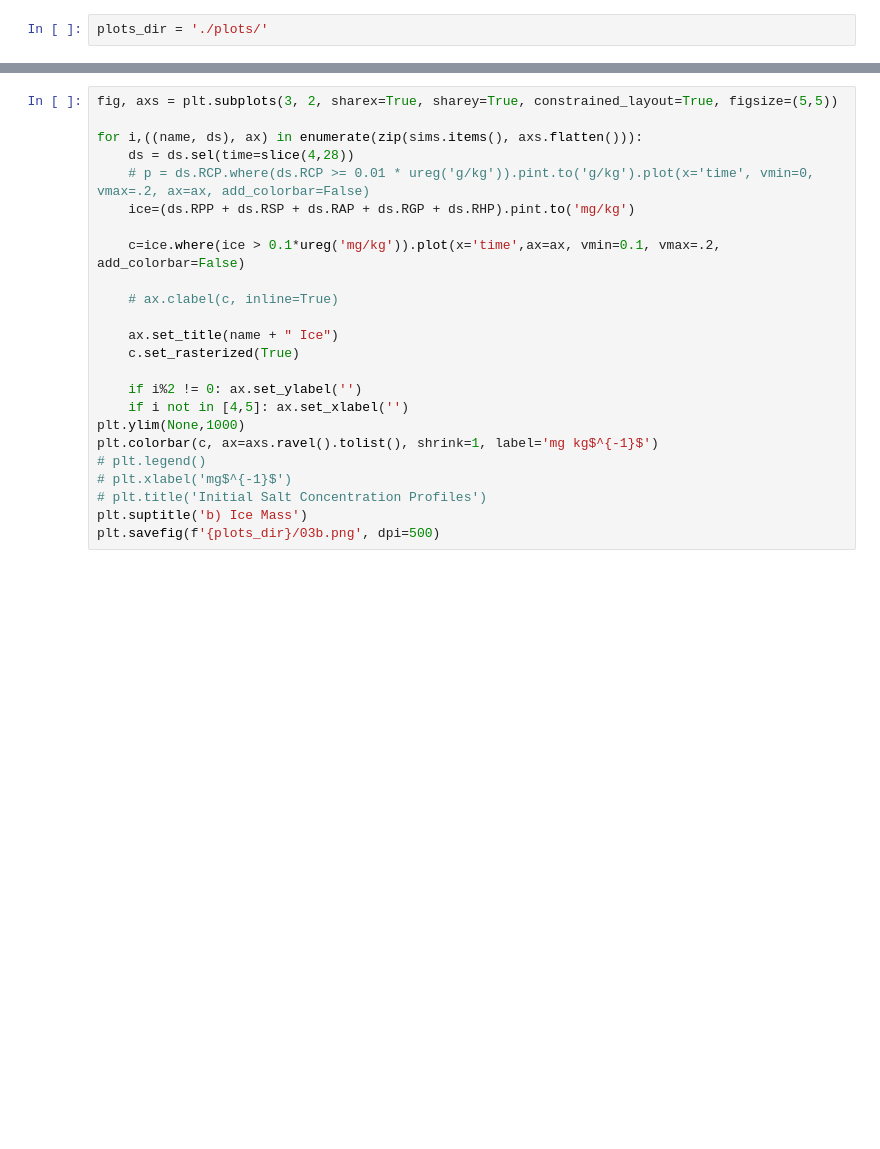
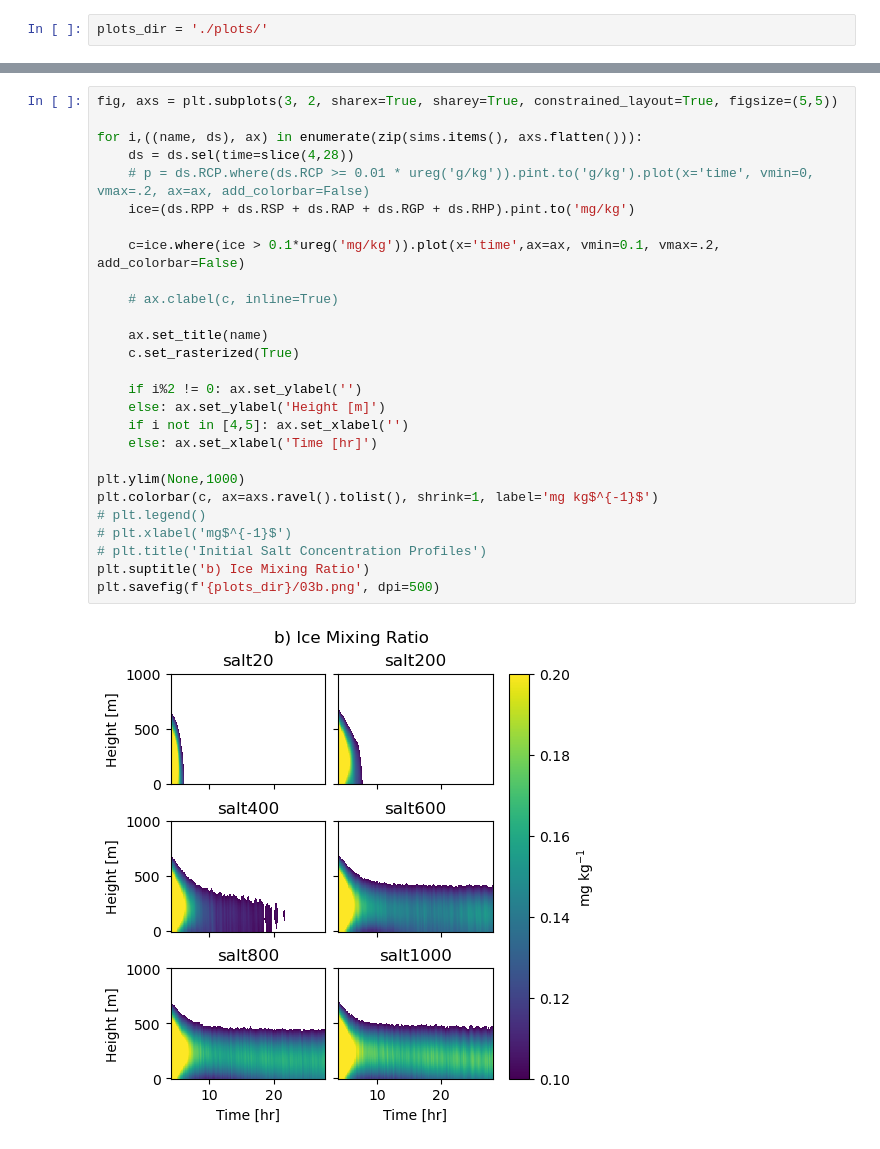
Before and after one commit to lsterzinger/sterzinger-igel-2023-scripts, a Jupyter notebook: 02-all-other-figures.ipynb, the cells around one changed output, grey strips where cells are left out. Saved outputs shown, nothing was run; the diff lists cells and outputs as text; blank space fills up the shorter version.

```diff
--- a/02-all-other-figures.ipynb
+++ b/02-all-other-figures.ipynb
@@ -64,26 +82,31 @@ plt.savefig(f'{plots_dir}/03a.png', dpi=500)
 # %%
 fig, axs = plt.subplots(3, 2, sharex=True, sharey=True, constrained_layout=True, figsize=(5,5))
 
 for i,((name, ds), ax) in enumerate(zip(sims.items(), axs.flatten())):
     ds = ds.sel(time=slice(4,28))
     # p = ds.RCP.where(ds.RCP >= 0.01 * ureg('g/kg')).pint.to('g/kg').plot(x='time', vmin=0, vmax=.2, ax=ax, add_colorbar=False)
     ice=(ds.RPP + ds.RSP + ds.RAP + ds.RGP + ds.RHP).pint.to('mg/kg')
 
     c=ice.where(ice > 0.1*ureg('mg/kg')).plot(x='time',ax=ax, vmin=0.1, vmax=.2, add_colorbar=False)
 
     # ax.clabel(c, inline=True)
 
-    ax.set_title(name + " Ice")
+    ax.set_title(name)
     c.set_rasterized(True)
 
     if i%2 != 0: ax.set_ylabel('')
+    else: ax.set_ylabel('Height [m]')
     if i not in [4,5]: ax.set_xlabel('')
+    else: ax.set_xlabel('Time [hr]')
+
 plt.ylim(None,1000)
 plt.colorbar(c, ax=axs.ravel().tolist(), shrink=1, label='mg kg$^{-1}$')
 # plt.legend()
 # plt.xlabel('mg$^{-1}$')
 # plt.title('Initial Salt Concentration Profiles')
-plt.suptitle('b) Ice Mass')
+plt.suptitle('b) Ice Mixing Ratio')
 plt.savefig(f'{plots_dir}/03b.png', dpi=500)
+# %% [output]
+[figure, added]
 # %%
 !convert +append plots/03a.png plots/03b.png plots/03.png
```
Also changed, not shown: parts of 21 cells of this notebook.
